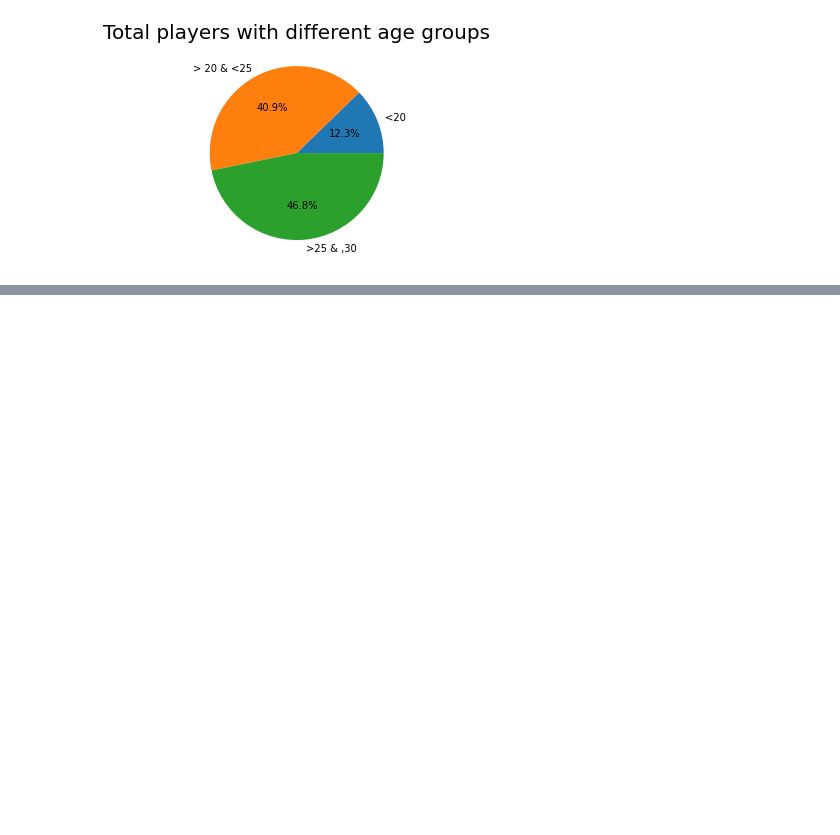
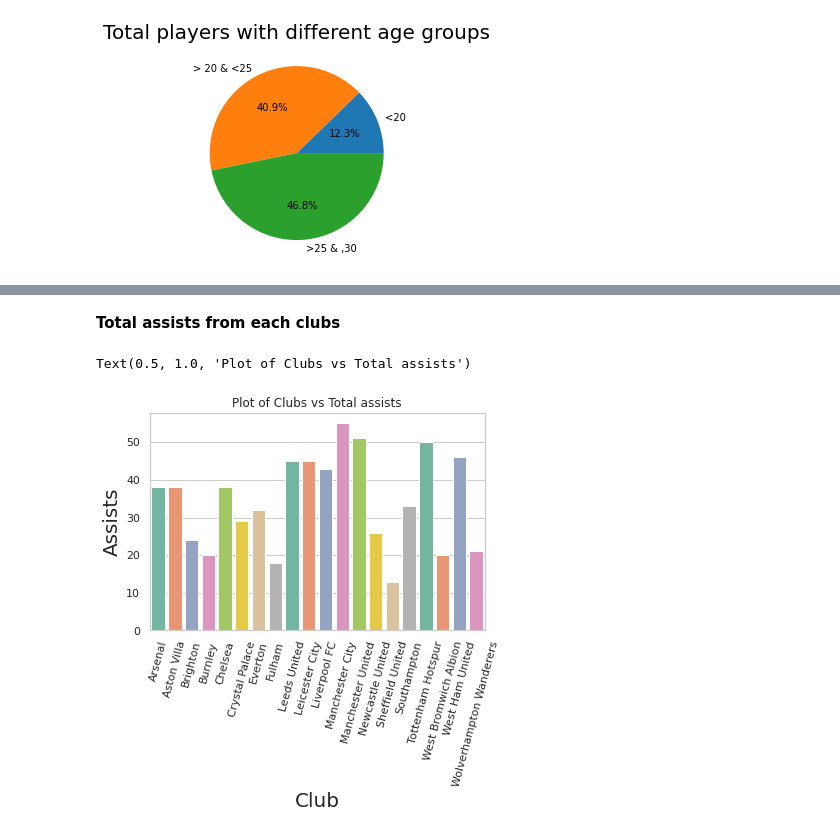
Before and after one commit to subhash-ranjan/football-dataanalysis-pg, a Jupyter notebook: EPL_2020_2021.ipynb, the cells around one changed output, grey strips where cells are left out. Saved outputs shown, nothing was run; the diff lists cells and outputs as text; code cells hidden in the pictures; blank space fills up the shorter version.

```diff
--- a/EPL_2020_2021.ipynb
+++ b/EPL_2020_2021.ipynb
@@ -94,0 +129,14 @@ plt.show()
+# %% [markdown]
+**Total assists from each clubs**
+# %%
+Assists_by_clubs = epl_df.groupby('Club', as_index=False)['Assists'].sum()
+sns.set_theme(style='whitegrid', color_codes=True)
+ax = sns.barplot(x='Club', y='Assists', data = Assists_by_clubs, palette ='Set2')
+ax.set_xlabel('Club', fontsize=20)
+ax.set_ylabel('Assists', fontsize=20)
+plt.xticks(rotation = 75)
+plt.rcParams['figure.figsize']=(20,8)
+plt.title('Plot of Clubs vs Total assists')
+# %% [output]
+Text(0.5, 1.0, 'Plot of Clubs vs Total assists')
+[figure, added]
```
Also changed, not shown: parts of 8 cells of this notebook.
